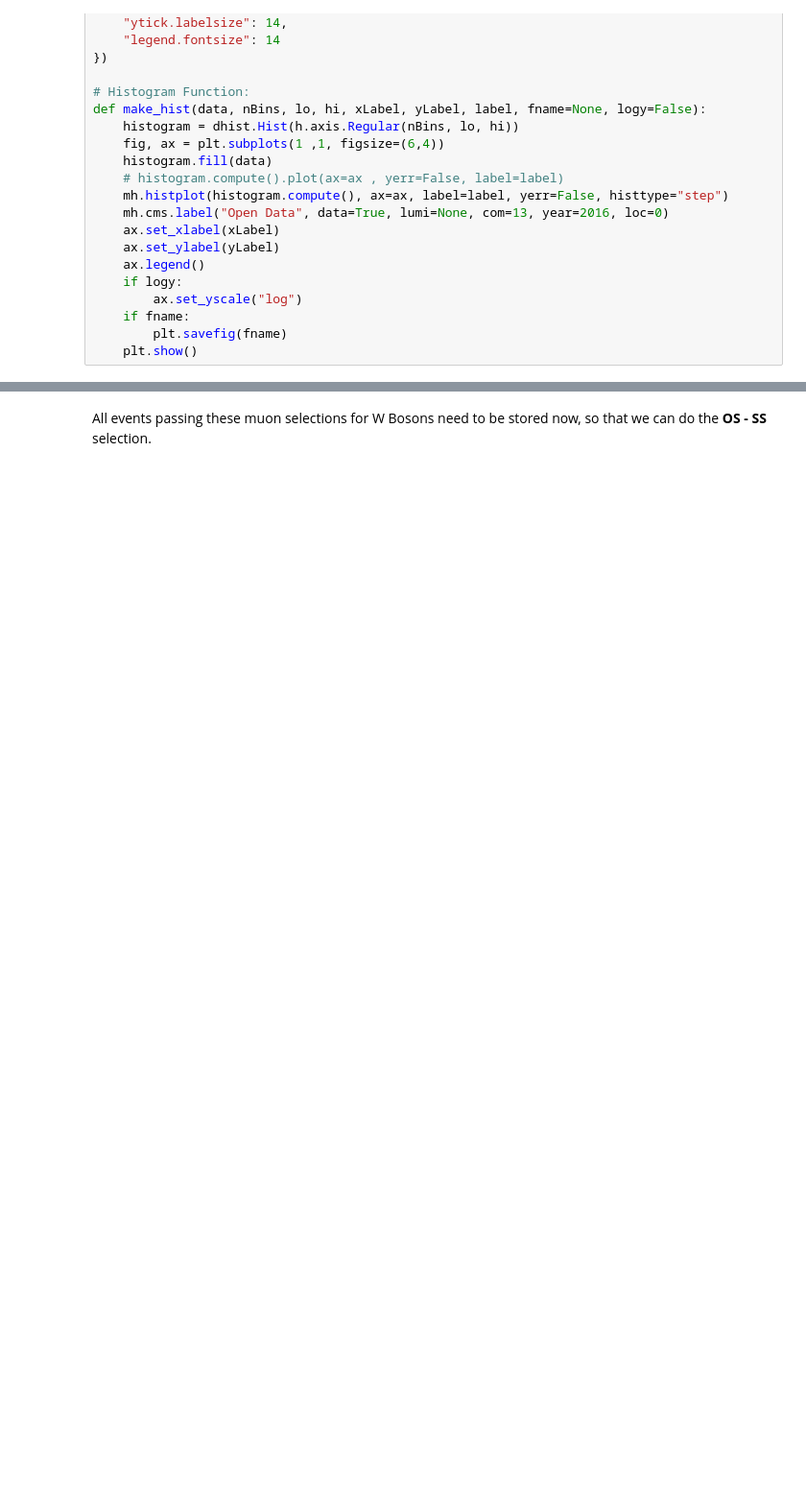
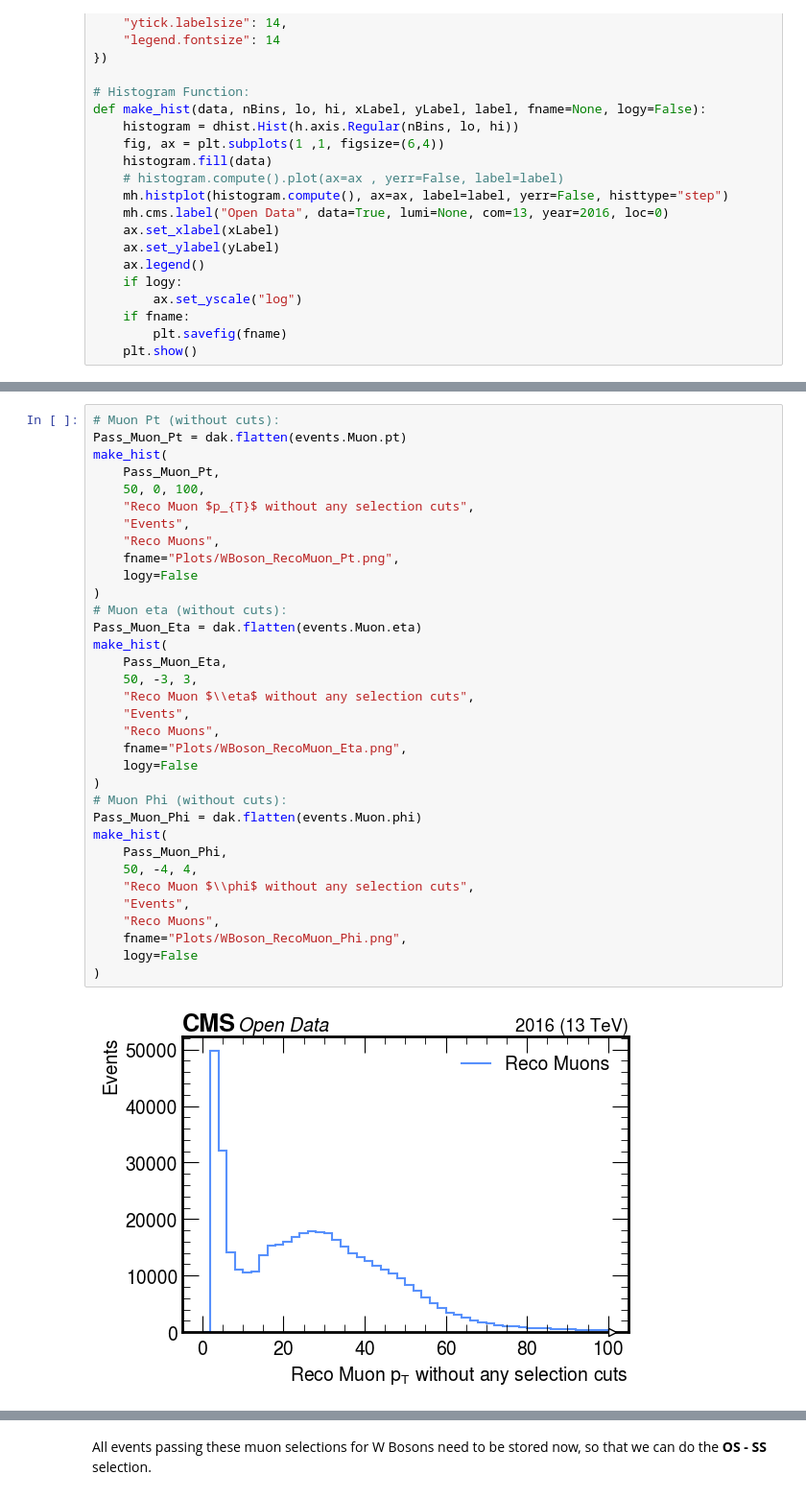
Before and after one commit to xondikoi03/charmTaggingAnalysis, a Jupyter notebook: Coffea/notebooks/charmAnalysis.ipynb, the cells around one changed output, grey strips where cells are left out. Shown at 96% size. Drawn from its saved outputs; the diff is of its cells as text; blank space fills up the shorter version.

```diff
--- a/Coffea/notebooks/charmAnalysis.ipynb
+++ b/Coffea/notebooks/charmAnalysis.ipynb
@@ -244,0 +179,36 @@ WBos_Mu.pt.compute()
+# %%
+# Muon Pt (without cuts):
+Pass_Muon_Pt = dak.flatten(events.Muon.pt)
+make_hist(
+    Pass_Muon_Pt,
+    50, 0, 100,
+    "Reco Muon $p_{T}$ without any selection cuts",
+    "Events",
+    "Reco Muons",
+    fname="Plots/WBoson_RecoMuon_Pt.png",
+    logy=False
+)
+# Muon eta (without cuts):
+Pass_Muon_Eta = dak.flatten(events.Muon.eta)
+make_hist(
+    Pass_Muon_Eta,
+    50, -3, 3,
+    "Reco Muon $\\eta$ without any selection cuts",
+    "Events",
+    "Reco Muons",
+    fname="Plots/WBoson_RecoMuon_Eta.png",
+    logy=False
+)
+# Muon Phi (without cuts):
+Pass_Muon_Phi = dak.flatten(events.Muon.phi)
+make_hist(
+    Pass_Muon_Phi,
+    50, -4, 4,
+    "Reco Muon $\\phi$ without any selection cuts",
+    "Events",
+    "Reco Muons",
+    fname="Plots/WBoson_RecoMuon_Phi.png",
+    logy=False
+)
+# %% [output]
+[figure, added]
```
Also changed, not shown: parts of 32 cells of this notebook, 9 other files.
